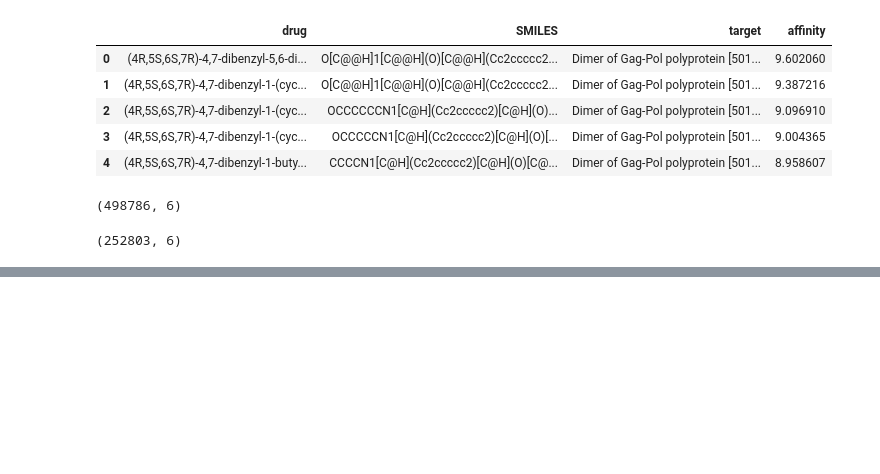
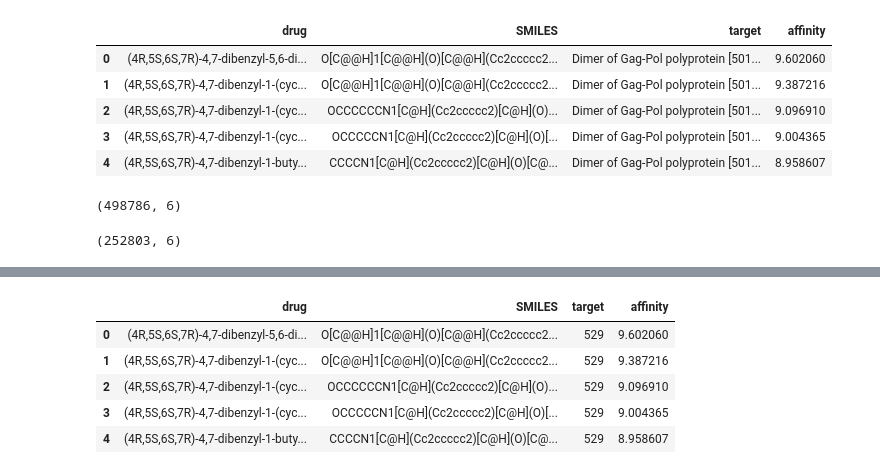
Before and after one commit to reginaib/AC-DTI, a Jupyter notebook: scripts/ds_bindingdb_preprocess.ipynb, the cells around one changed output, grey strips where cells are left out. Saved outputs shown, nothing was run; the diff lists cells and outputs as text; code cells hidden in the pictures; blank space fills up the shorter version.

```diff
--- a/scripts/ds_bindingdb_preprocess.ipynb
+++ b/scripts/ds_bindingdb_preprocess.ipynb
@@ -109,0 +164,9 @@ cliff_pairs_split_cb.head()
+# %%
+data_ki.head()
+# %% [output]
+|  | drug | SMILES | target | affinity |
+| 0 | (4R,5S,6S,7R)-4,7-dibenzyl-5,6-di... | O[C@@H]1[C@@H](O)[C@@H](Cc2ccccc2... | 529 | 9.602060 |
+| 1 | (4R,5S,6S,7R)-4,7-dibenzyl-1-(cyc... | O[C@@H]1[C@@H](O)[C@@H](Cc2ccccc2... | 529 | 9.387216 |
+| 2 | (4R,5S,6S,7R)-4,7-dibenzyl-1-(cyc... | OCCCCCCN1[C@H](Cc2ccccc2)[C@H](O)... | 529 | 9.096910 |
+| 3 | (4R,5S,6S,7R)-4,7-dibenzyl-1-(cyc... | OCCCCCN1[C@H](Cc2ccccc2)[C@H](O)[... | 529 | 9.004365 |
+| 4 | (4R,5S,6S,7R)-4,7-dibenzyl-1-buty... | CCCCN1[C@H](Cc2ccccc2)[C@H](O)[C@... | 529 | 8.958607 |
```
Also changed, not shown: parts of 28 cells of this notebook, 1 other file.
